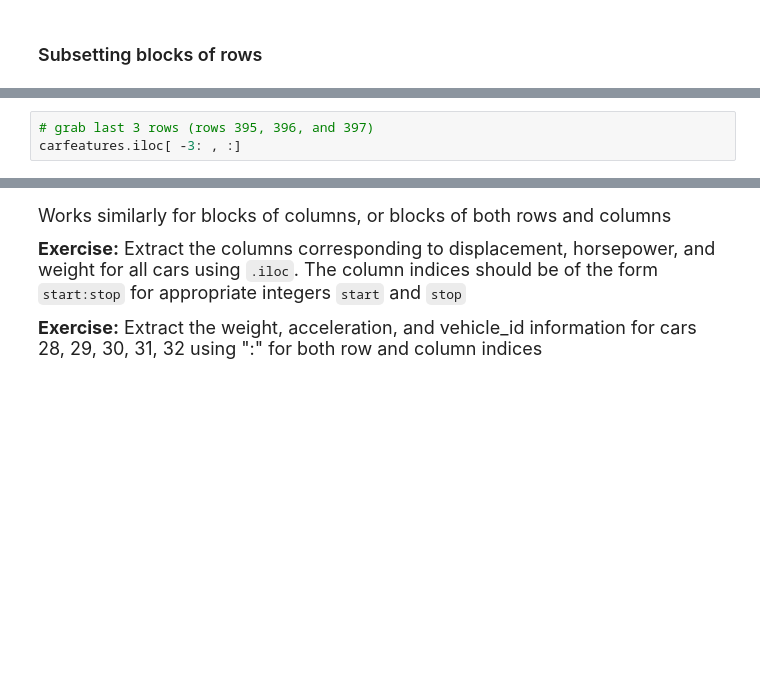
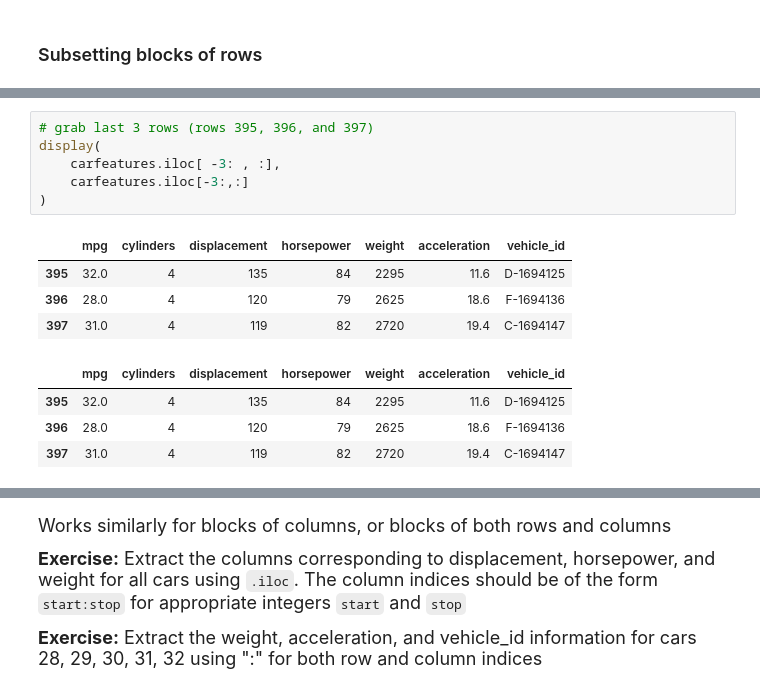
Before and after one commit to Derek-FG/datasci151fall2026, a Jupyter notebook: lecture_08_pandas/Lecture08-df.ipynb, the cells around one changed output, grey strips where cells are left out. Saved outputs shown, nothing was run; the diff lists cells and outputs as text; blank space fills up the shorter version.

```diff
--- a/lecture_08_pandas/Lecture08-df.ipynb
+++ b/lecture_08_pandas/Lecture08-df.ipynb
@@ -568,6 +880,18 @@ print(carfeatures)
 # %%
 # grab last 3 rows (rows 395, 396, and 397)
-carfeatures.iloc[ -3: , :]
+display(
+    carfeatures.iloc[ -3: , :],
+    carfeatures.iloc[-3:,:]
+)
+# %% [output]
+|  | mpg | cylinders | displacement | horsepower | weight | acceleration | vehicle_id |
+| 395 | 32.0 | 4 | 135 | 84 | 2295 | 11.6 | D-1694125 |
+| 396 | 28.0 | 4 | 120 | 79 | 2625 | 18.6 | F-1694136 |
+| 397 | 31.0 | 4 | 119 | 82 | 2720 | 19.4 | C-1694147 |
+|  | mpg | cylinders | displacement | horsepower | weight | acceleration | vehicle_id |
+| 395 | 32.0 | 4 | 135 | 84 | 2295 | 11.6 | D-1694125 |
+| 396 | 28.0 | 4 | 120 | 79 | 2625 | 18.6 | F-1694136 |
+| 397 | 31.0 | 4 | 119 | 82 | 2720 | 19.4 | C-1694147 |
 # %%
 # grab 3rd from last row and 2nd from last row (exclude last row)
 carfeatures.iloc[ -3:-1 , :]
```
Also changed, not shown: parts of 42 cells of this notebook.
